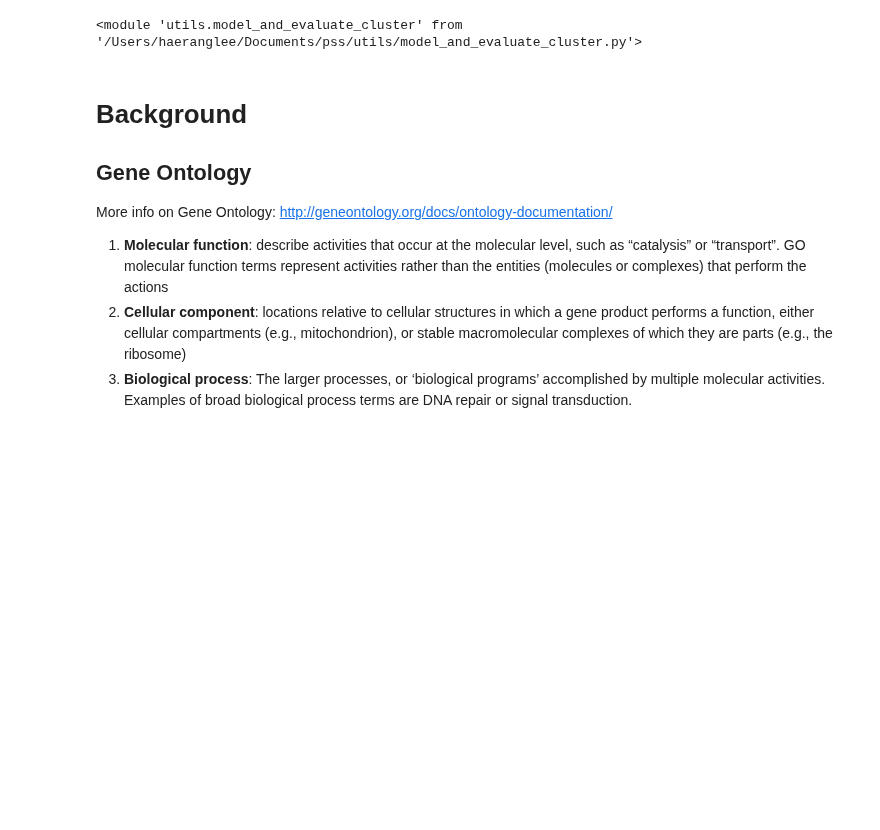
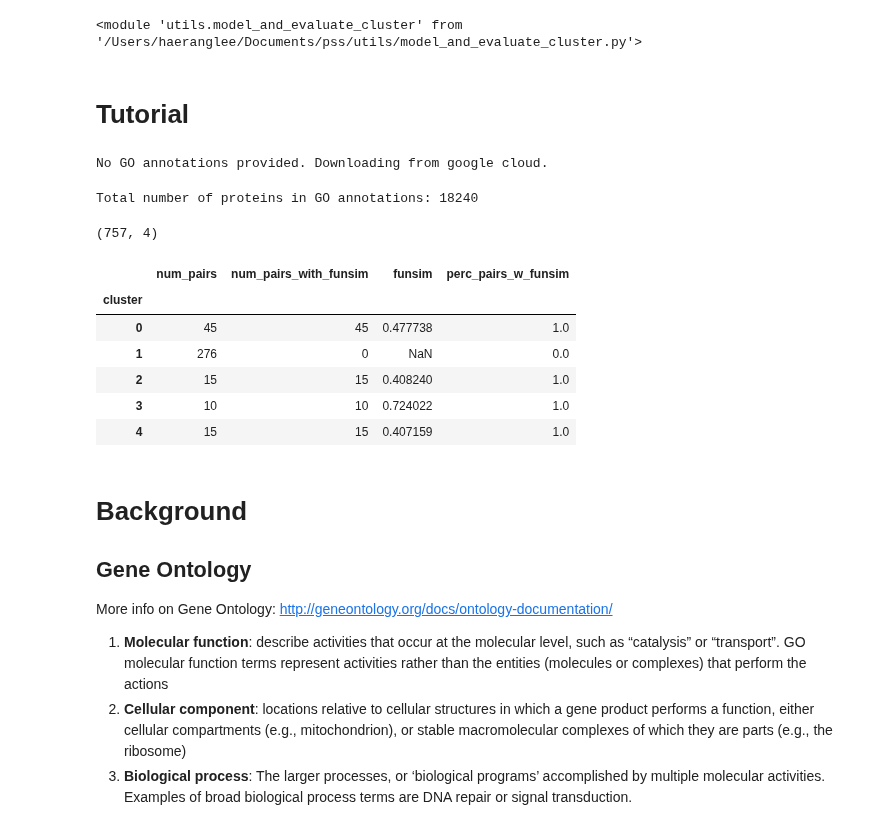
Before and after one commit to dptrsa-300/pss, a Jupyter notebook: Functional evaluation.ipynb, the cells around one changed output. Drawn from its saved outputs; the diff is of its cells as text; code cells hidden in the pictures; blank space fills up the shorter version.

```diff
--- a/Functional evaluation.ipynb
+++ b/Functional evaluation.ipynb
@@ -30,6 +30,31 @@ import networkx as nx
 importlib.reload(ev)
 # %% [output]
 <module 'utils.model_and_evaluate_cluster' from '/Users/haeranglee/Documents/pss/utils/model_and_evaluate_cluster.py'>
+# %% [markdown]
+# Tutorial
+# %%
+# Import possible pairs
+prefix='model_outputs/no_cluster_size_limit/'
+all_protein_combos_per_cluster = gcs.download_parquet(prefix+'B2-HDBSCAN-SeqVec-all_protein_combos_per_cluster.parquet')
+# %%
+cluster_funsim = ev.funsim(all_protein_combos_per_cluster)
+# %% [output]
+No GO annotations provided. Downloading from google cloud.
+Total number of proteins in GO annotations: 18240
+# %%
+cluster_funsim.shape
+# %% [output]
+(757, 4)
+# %%
+cluster_funsim.head()
+# %% [output]
+|  | num_pairs | num_pairs_with_funsim | funsim | perc_pairs_w_funsim |
+| cluster |  |  |  |  |
+| 0 | 45 | 45 | 0.477738 | 1.0 |
+| 1 | 276 | 0 | NaN | 0.0 |
+| 2 | 15 | 15 | 0.408240 | 1.0 |
+| 3 | 10 | 10 | 0.724022 | 1.0 |
+| 4 | 15 | 15 | 0.407159 | 1.0 |
 # %% [markdown]
 # Background
 
```
Also changed, not shown: parts of 14 cells of this notebook, 1 other file.
